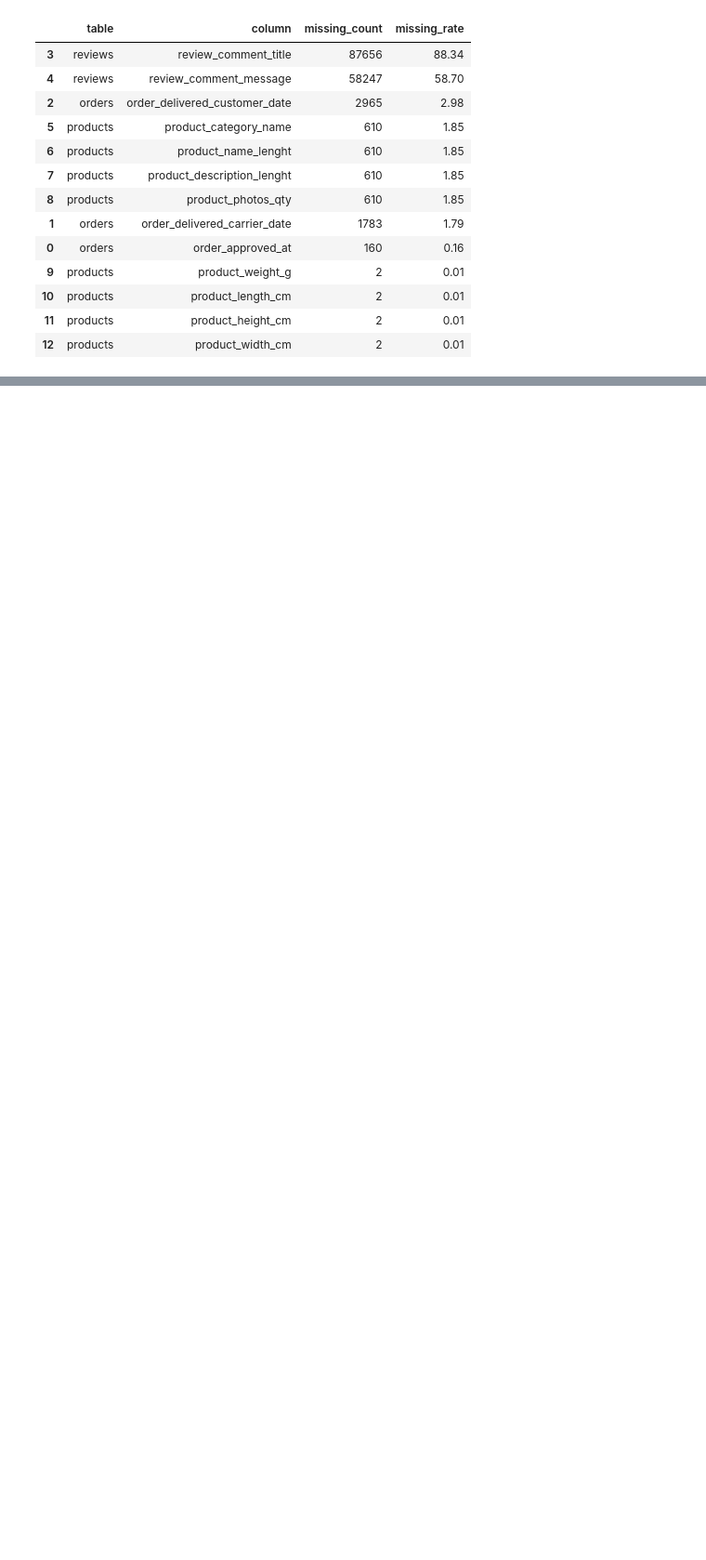
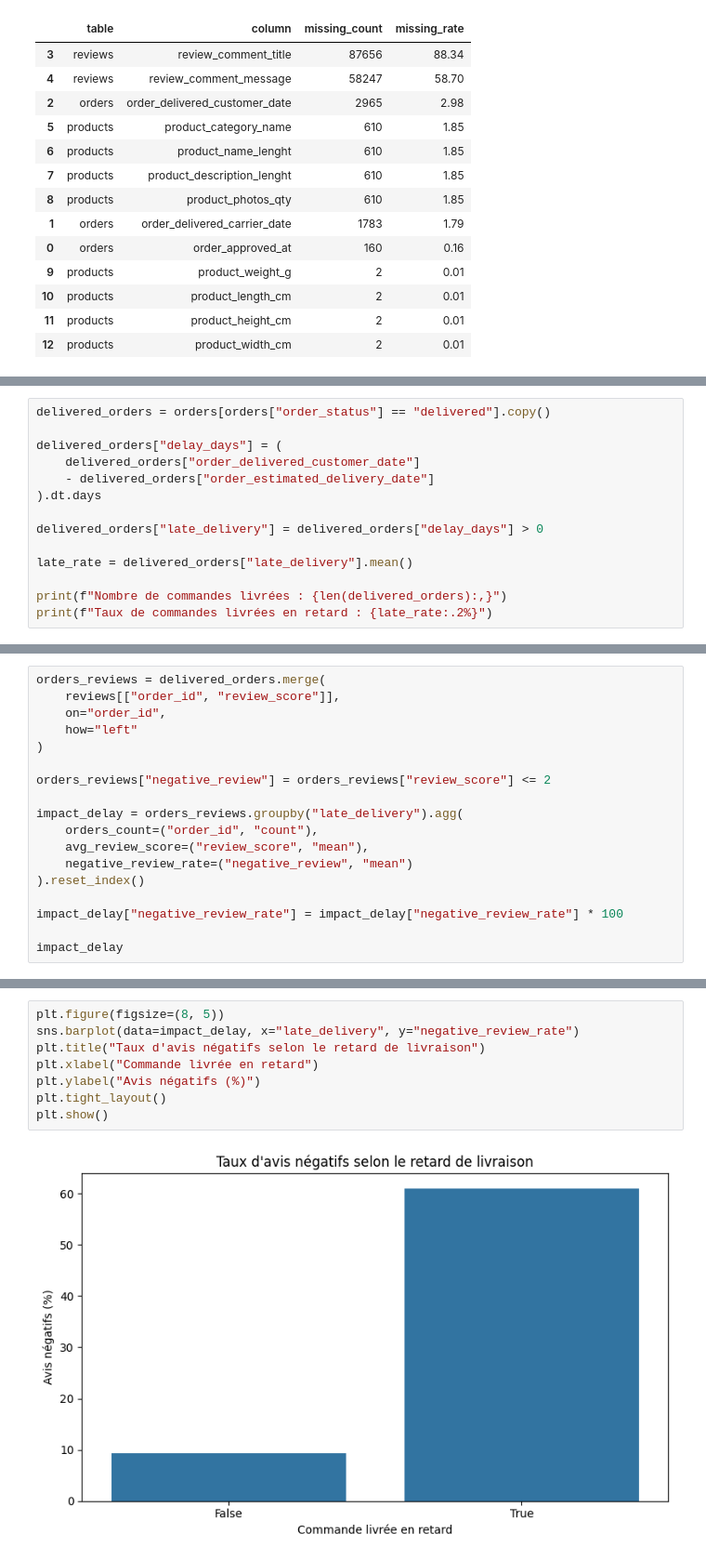
Before and after one commit to Gaetyno/olist-delivery-dashboard, a Jupyter notebook: notebooks/01_understanding_data.ipynb, the cells around one changed output, grey strips where cells are left out. Shown at 93% size. Cells and saved outputs as stored; diff of their text form; blank space fills up the shorter version.

```diff
--- a/notebooks/01_understanding_data.ipynb
+++ b/notebooks/01_understanding_data.ipynb
@@ -327,0 +432,14 @@ missing_df.sort_values(
+# %%
+delivered_orders = orders[orders["order_status"] == "delivered"].copy()
+
+delivered_orders["delay_days"] = (
+    delivered_orders["order_delivered_customer_date"]
+    - delivered_orders["order_estimated_delivery_date"]
+).dt.days
+
+delivered_orders["late_delivery"] = delivered_orders["delay_days"] > 0
+
+late_rate = delivered_orders["late_delivery"].mean()
+
+print(f"Nombre de commandes livrées : {len(delivered_orders):,}")
+print(f"Taux de commandes livrées en retard : {late_rate:.2%}")
@@ -327,0 +449,18 @@ missing_df.sort_values(
+# %%
+orders_reviews = delivered_orders.merge(
+    reviews[["order_id", "review_score"]],
+    on="order_id",
+    how="left"
+)
+
+orders_reviews["negative_review"] = orders_reviews["review_score"] <= 2
+
+impact_delay = orders_reviews.groupby("late_delivery").agg(
+    orders_count=("order_id", "count"),
+    avg_review_score=("review_score", "mean"),
+    negative_review_rate=("negative_review", "mean")
+).reset_index()
+
+impact_delay["negative_review_rate"] = impact_delay["negative_review_rate"] * 100
+
+impact_delay
@@ -327,0 +471,10 @@ missing_df.sort_values(
+# %%
+plt.figure(figsize=(8, 5))
+sns.barplot(data=impact_delay, x="late_delivery", y="negative_review_rate")
+plt.title("Taux d'avis négatifs selon le retard de livraison")
+plt.xlabel("Commande livrée en retard")
+plt.ylabel("Avis négatifs (%)")
+plt.tight_layout()
+plt.show()
+# %% [output]
+[figure, added]
```
Also changed, not shown: parts of 24 cells of this notebook, 1 other file.
